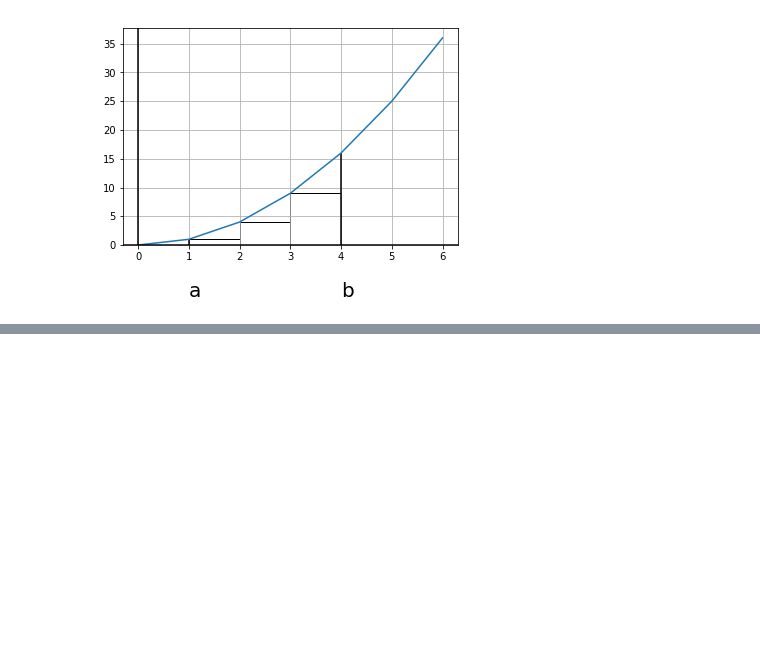
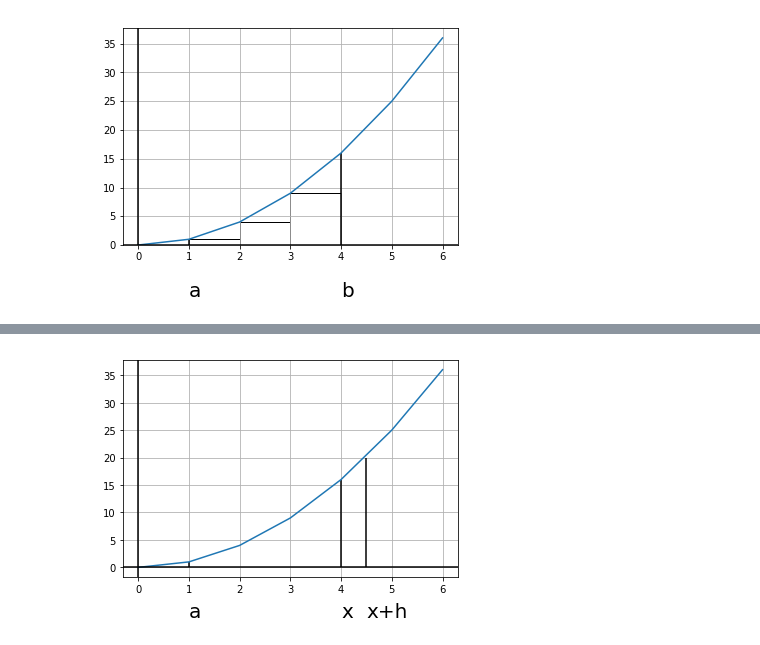
Before and after one commit to sunitdev/notes, a Jupyter notebook: notes/mathematics/calculus/single-variable-calculus.ipynb, the cells around one changed output, grey strips where cells are left out. Cells and saved outputs as stored; diff of their text form; code cells hidden in the pictures; blank space fills up the shorter version.

```diff
--- a/notes/mathematics/calculus/single-variable-calculus.ipynb
+++ b/notes/mathematics/calculus/single-variable-calculus.ipynb
@@ -650,0 +657,41 @@ Which is in below and near to the upper sum we calculate and above.
+# %%
+%matplotlib inline
+
+import pandas as pd
+import numpy as np
+
+import matplotlib.pyplot as plt
+
+# Function
+X = pd.Series(np.arange(0, 7))
+Y = X ** 2
+
+# Get subplot
+fig = plt.figure()
+plot1 = fig.add_subplot(1, 1, 1)
+
+# Plot function
+plot1.plot(X, Y)
+
+# Plot point and label a and b
+plt.vlines(x=1, ymin=0, ymax=Y[X[X==1].index[0]])
+plt.text(1,-9,'a', fontdict={
+    'size': 20
+})
+plt.vlines(x=4, ymin=0, ymax=Y[X[X==4].index[0]])
+plt.text(4,-9,'x', fontdict={
+    'size': 20
+})
+plt.vlines(x=4.5, ymin=0, ymax=20)
+plt.text(4.5,-9,'x+h', fontdict={
+    'size': 20
+})
+
+# Show grid
+plot1.grid()
+plot1.axvline(x=0, color='black')
+plot1.axhline(y=0, color='black')
+
+fig.show()
+# %% [output]
+[figure, added]
```
Also changed, not shown: parts of 2 cells of this notebook.
